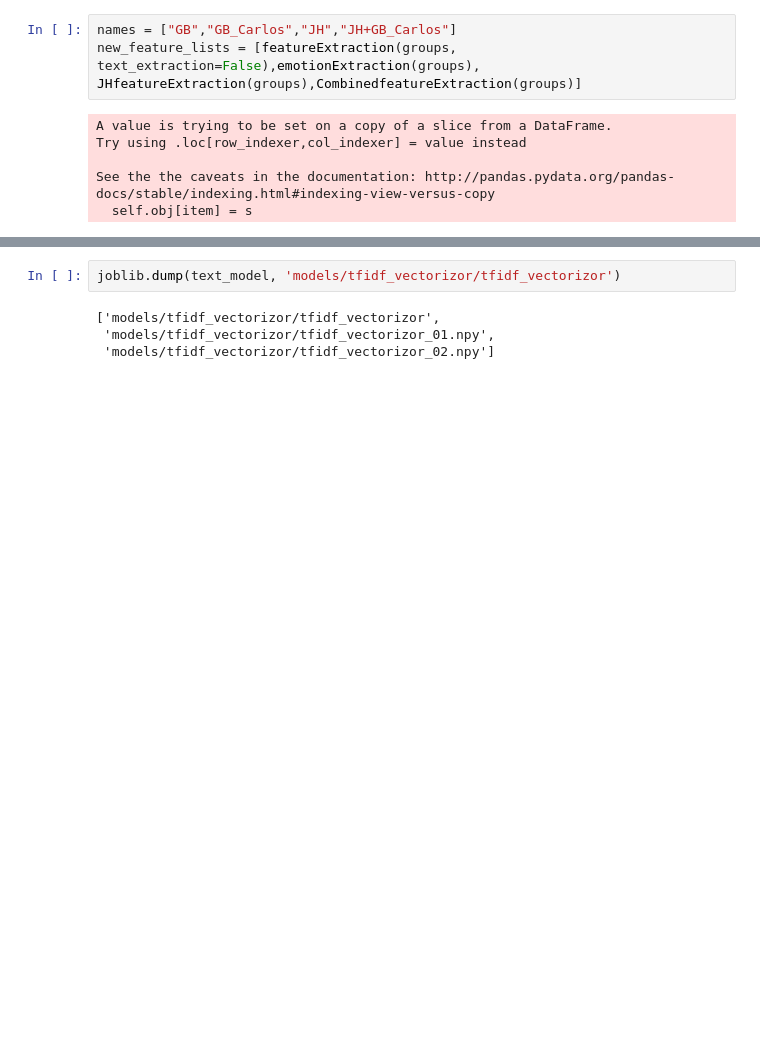
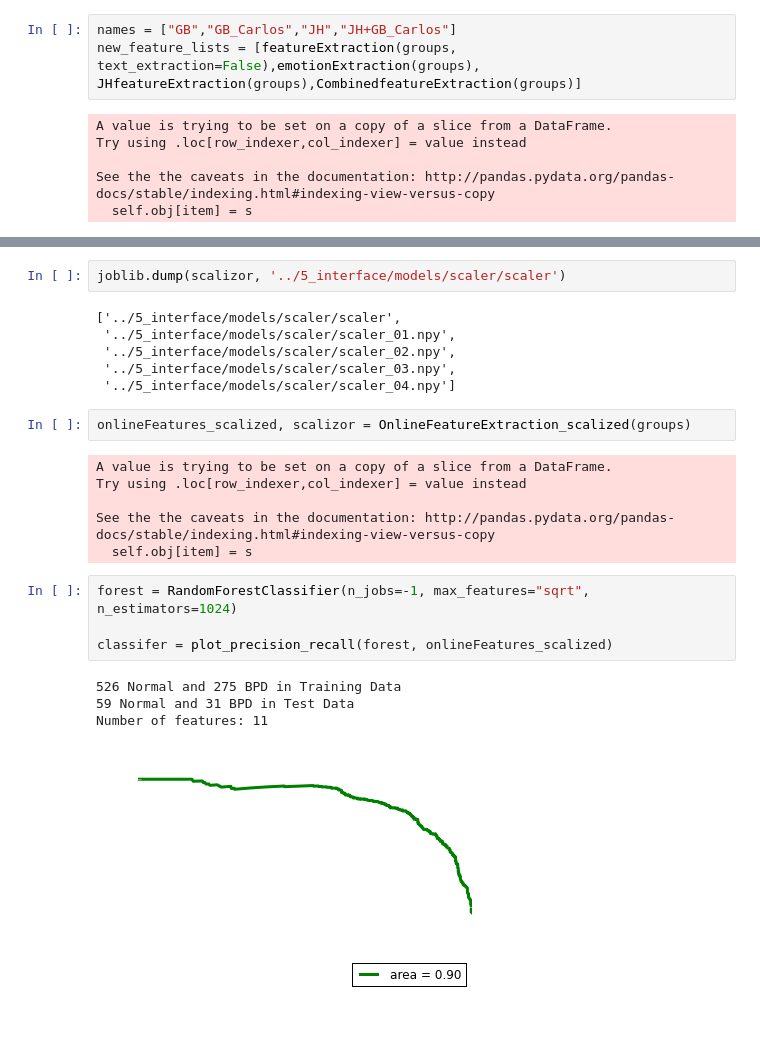
Before and after one commit to omarsar/midas_api, a Jupyter notebook: 4_prediction_visualization/prediction_visualization.ipynb, the cells around one changed output, grey strips where cells are left out. Cells and saved outputs as stored; diff of their text form; blank space fills up the shorter version.

```diff
--- a/4_prediction_visualization/prediction_visualization.ipynb
+++ b/4_prediction_visualization/prediction_visualization.ipynb
@@ -1158,7 +1220,26 @@ See the the caveats in the documentation: http://pandas.pydata.org/pandas-docs/s
 # %%
-joblib.dump(text_model, 'models/tfidf_vectorizor/tfidf_vectorizor')
+joblib.dump(scalizor, '../5_interface/models/scaler/scaler')
 # %% [output]
-['models/tfidf_vectorizor/tfidf_vectorizor',
- 'models/tfidf_vectorizor/tfidf_vectorizor_01.npy',
- 'models/tfidf_vectorizor/tfidf_vectorizor_02.npy']
+['../5_interface/models/scaler/scaler',
+ '../5_interface/models/scaler/scaler_01.npy',
+ '../5_interface/models/scaler/scaler_02.npy',
+ '../5_interface/models/scaler/scaler_03.npy',
+ '../5_interface/models/scaler/scaler_04.npy']
+# %%
+onlineFeatures_scalized, scalizor = OnlineFeatureExtraction_scalized(groups)
+# %% [output]
+A value is trying to be set on a copy of a slice from a DataFrame.
+Try using .loc[row_indexer,col_indexer] = value instead
+
+See the the caveats in the documentation: http://pandas.pydata.org/pandas-docs/stable/indexing.html#indexing-view-versus-copy
+  self.obj[item] = s
+# %%
+forest = RandomForestClassifier(n_jobs=-1, max_features="sqrt", n_estimators=1024)
+
+classifer = plot_precision_recall(forest, onlineFeatures_scalized)
+# %% [output]
+526 Normal and 275 BPD in Training Data
+59 Normal and 31 BPD in Test Data
+Number of features: 11
+[figure, added]
 # %%
```
Also changed, not shown: parts of 12 cells of this notebook, 5 other files.
